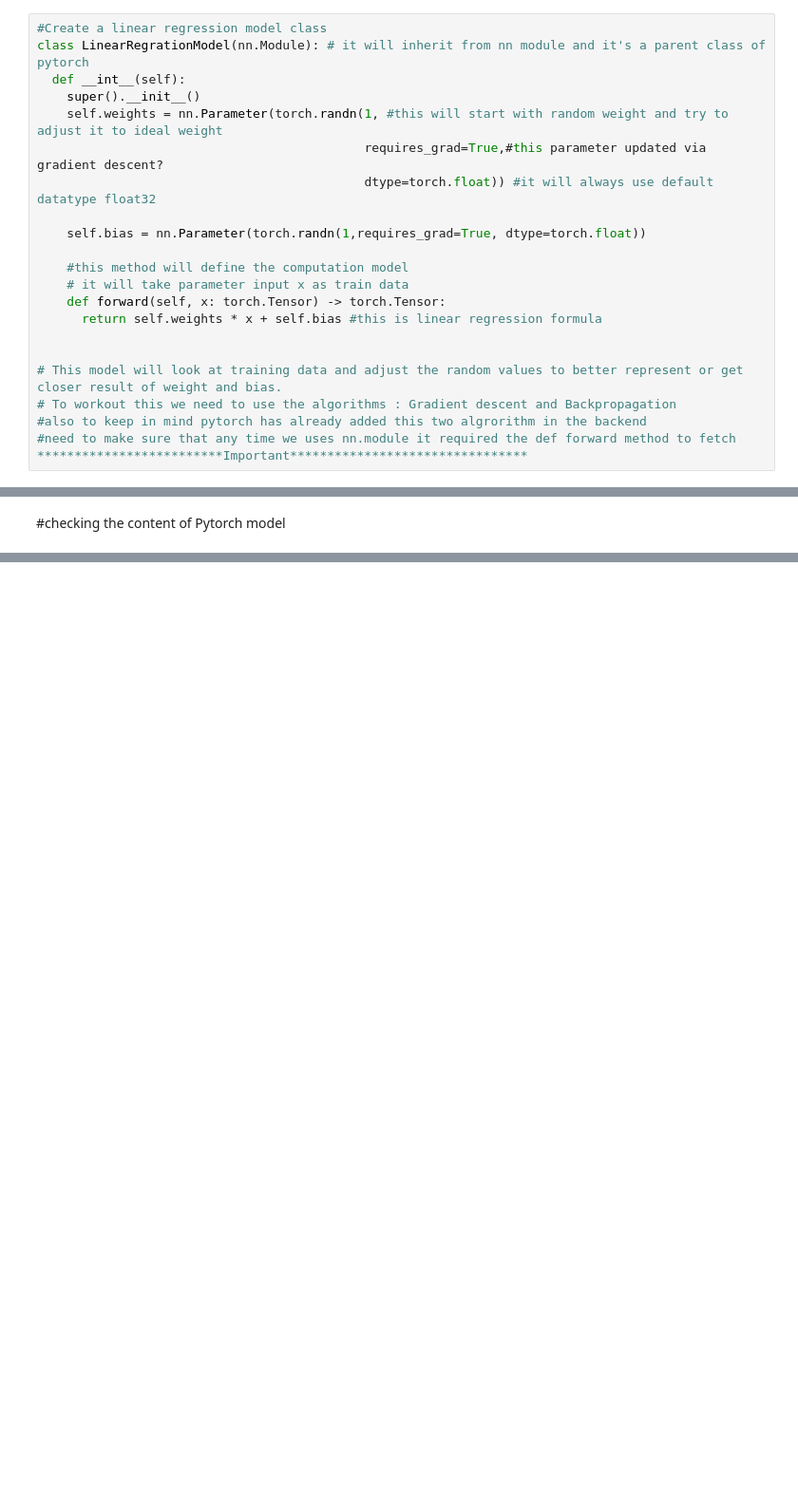
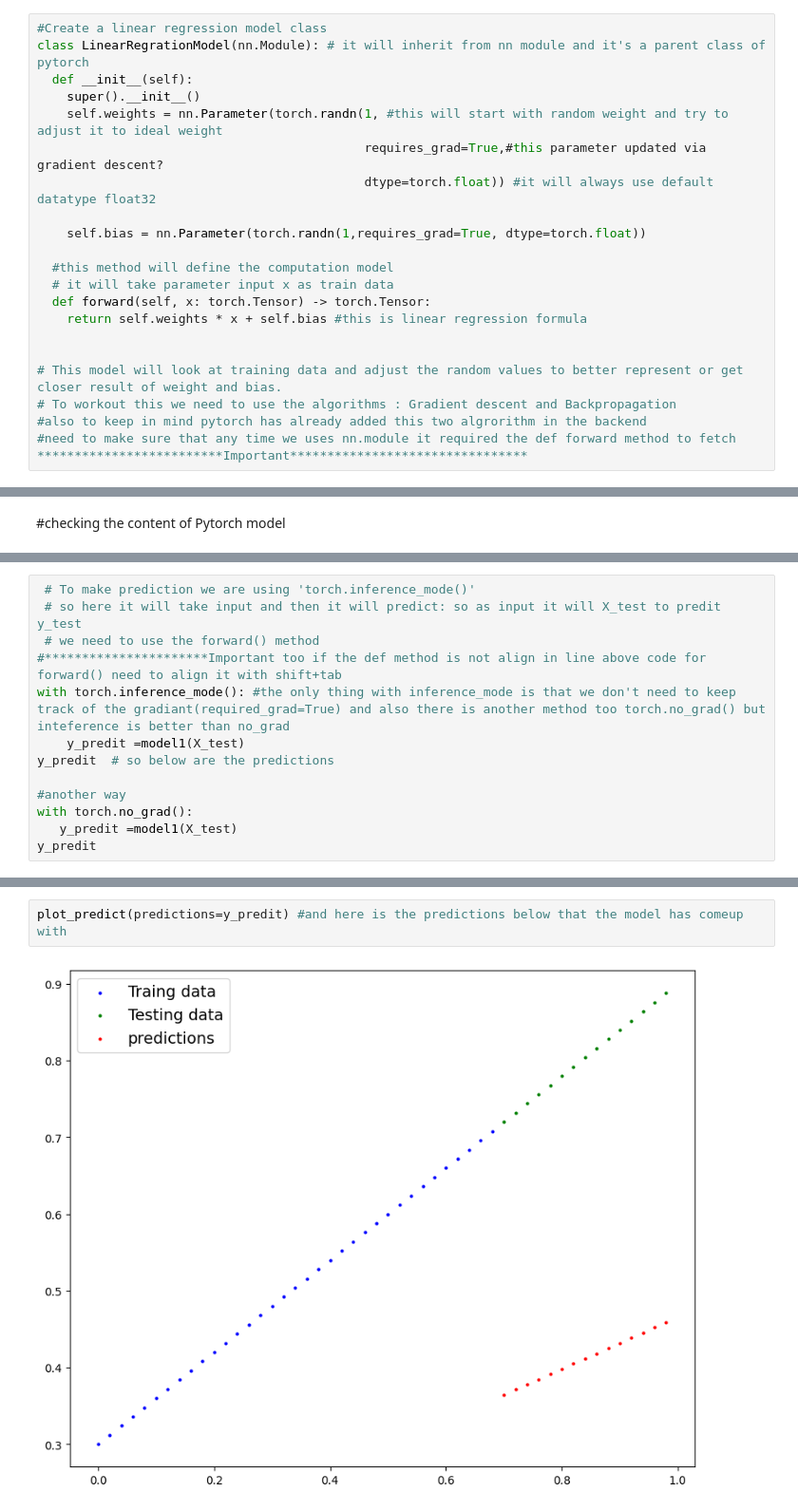
Before and after one commit to harsh24895/pyTorch, a Jupyter notebook: PyTorch_WorkFlow.ipynb, the cells around one changed output, grey strips where cells are left out. Shown: that part at 95% size. Cells and saved outputs as stored; diff of their text form; blank space fills up the shorter version.

```diff
--- a/PyTorch_WorkFlow.ipynb
+++ b/PyTorch_WorkFlow.ipynb
@@ -128,7 +128,7 @@ plot_predict();
 # %%
 #Create a linear regression model class
 class LinearRegrationModel(nn.Module): # it will inherit from nn module and it's a parent class of pytorch
-  def __int__(self):
+  def __init__(self):
     super().__init__()
     self.weights = nn.Parameter(torch.randn(1, #this will start with random weight and try to adjust it to ideal weight
                                             requires_grad=True,#this parameter updated via gradient descent?
@@ -136,10 +136,10 @@ class LinearRegrationModel(nn.Module): # it will inherit from nn module and it's
 
     self.bias = nn.Parameter(torch.randn(1,requires_grad=True, dtype=torch.float))
 
-    #this method will define the computation model
-    # it will take parameter input x as train data
-    def forward(self, x: torch.Tensor) -> torch.Tensor:
-      return self.weights * x + self.bias #this is linear regression formula
+  #this method will define the computation model
+  # it will take parameter input x as train data
+  def forward(self, x: torch.Tensor) -> torch.Tensor:
+    return self.weights * x + self.bias #this is linear regression formula
 
 
 # This model will look at training data and adjust the random values to better represent or get closer result of weight and bias.
@@ -173,0 +211,13 @@ list(model1.parameters())
+# %%
+ # To make prediction we are using 'torch.inference_mode()'
+ # so here it will take input and then it will predict: so as input it will X_test to predit y_test
+ # we need to use the forward() method
+#**********************Important too if the def method is not align in line above code for forward() need to align it with shift+tab
+with torch.inference_mode(): #the only thing with inference_mode is that we don't need to keep track of the gradiant(required_grad=True) and also there is another method too torch.no_grad() but inteference is better than no_grad
+    y_predit =model1(X_test)
+y_predit  # so below are the predictions
+
+#another way
+with torch.no_grad():
+   y_predit =model1(X_test)
+y_predit
@@ -173,0 +258,4 @@ list(model1.parameters())
+# %%
+plot_predict(predictions=y_predit) #and here is the predictions below that the model has comeup with
+# %% [output]
+[figure, added]
```
Also changed, not shown: parts of 12 cells of this notebook.
